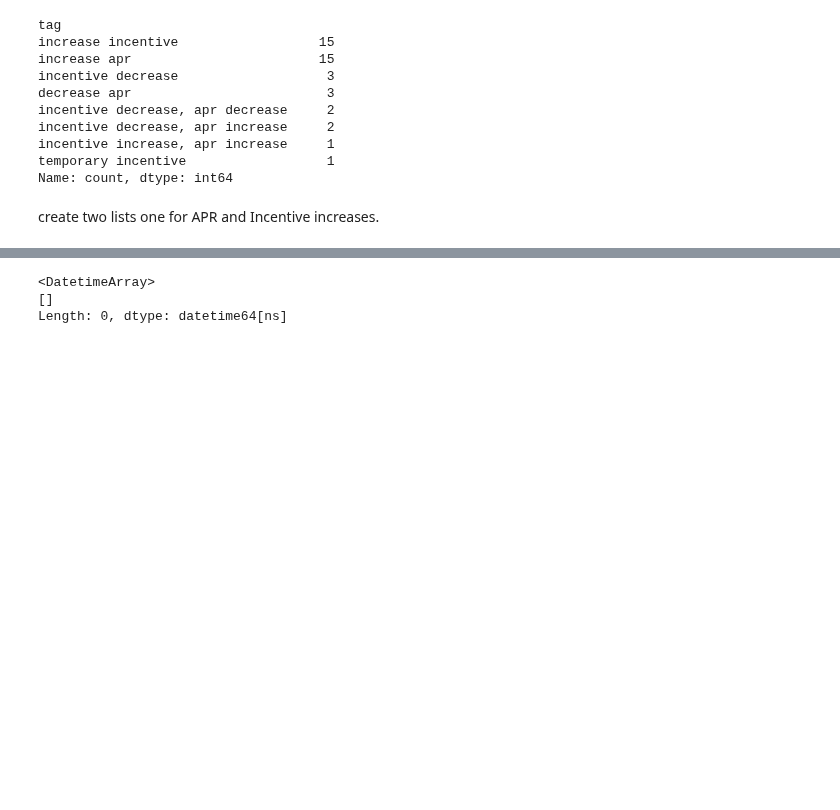
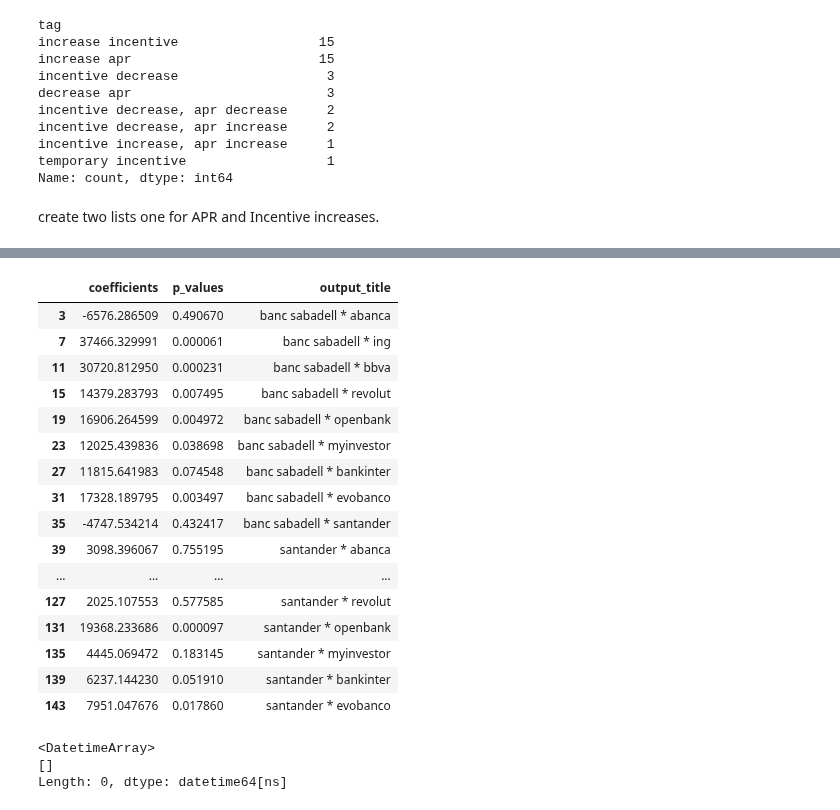
Before and after one commit to agbennett-bse/deloitte_digital_banking, a Jupyter notebook: deloitte_digital_banking/incentives_analysis.ipynb, the cells around one changed output, grey strips where cells are left out. Cells and saved outputs as stored; diff of their text form; code cells hidden in the pictures; blank space fills up the shorter version.

```diff
--- a/deloitte_digital_banking/incentives_analysis.ipynb
+++ b/deloitte_digital_banking/incentives_analysis.ipynb
@@ -206,3 +655,23 @@ Index(['bancosantander', 'date', 'apr', 'incentive'], dtype='object')
+# %%
+all_incentive_diff_n_diff.loc[all_incentive_diff_n_diff.variable_name == 'treatment_post', ['coefficients','p_values', 'output_title']]
+# %% [output]
+|  | coefficients | p_values | output_title |
+| 3 | -6576.286509 | 0.490670 | banc sabadell * abanca |
+| 7 | 37466.329991 | 0.000061 | banc sabadell * ing |
+| 11 | 30720.812950 | 0.000231 | banc sabadell * bbva |
+| 15 | 14379.283793 | 0.007495 | banc sabadell * revolut |
+| 19 | 16906.264599 | 0.004972 | banc sabadell * openbank |
+| 23 | 12025.439836 | 0.038698 | banc sabadell * myinvestor |
+| 27 | 11815.641983 | 0.074548 | banc sabadell * bankinter |
+| 31 | 17328.189795 | 0.003497 | banc sabadell * evobanco |
+| 35 | -4747.534214 | 0.432417 | banc sabadell * santander |
+| 39 | 3098.396067 | 0.755195 | santander * abanca |
+| ... | ... | ... | ... |
+| 127 | 2025.107553 | 0.577585 | santander * revolut |
+| 131 | 19368.233686 | 0.000097 | santander * openbank |
+| 135 | 4445.069472 | 0.183145 | santander * myinvestor |
+| 139 | 6237.144230 | 0.051910 | santander * bankinter |
+| 143 | 7951.047676 | 0.017860 | santander * evobanco |
 # %%
 # compare the list of all_dates with an array of dates between 2021-01-01 and 2024-01-01
 
```
Also changed, not shown: parts of 22 cells of this notebook, 3 other files.
